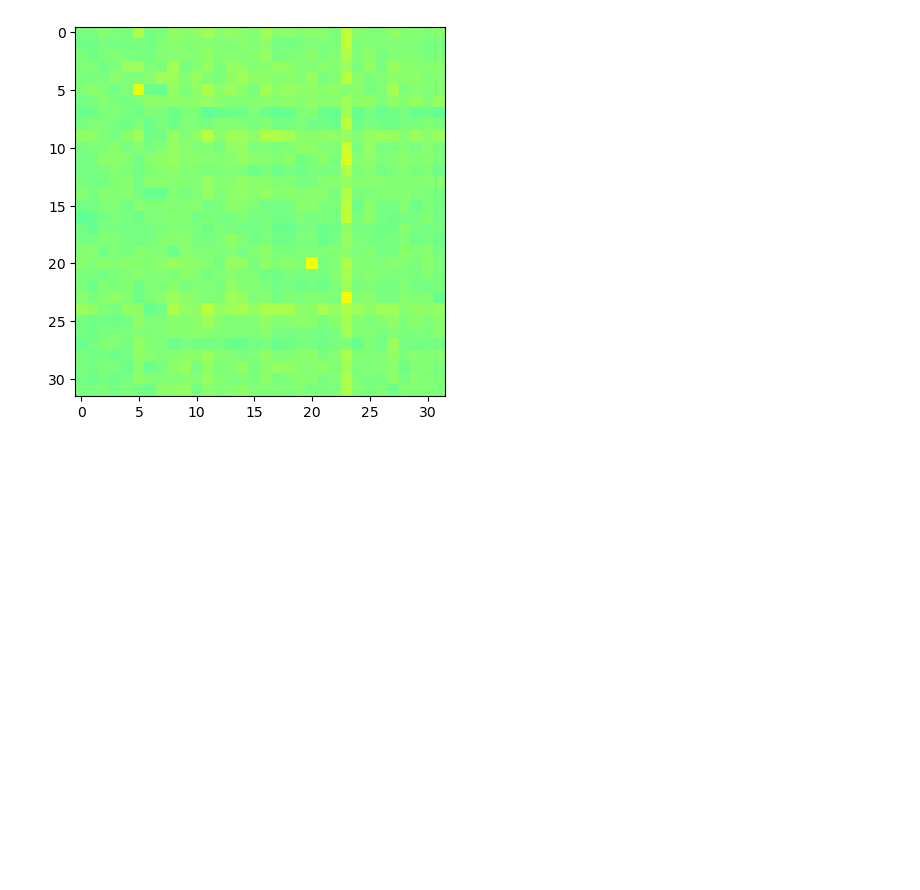
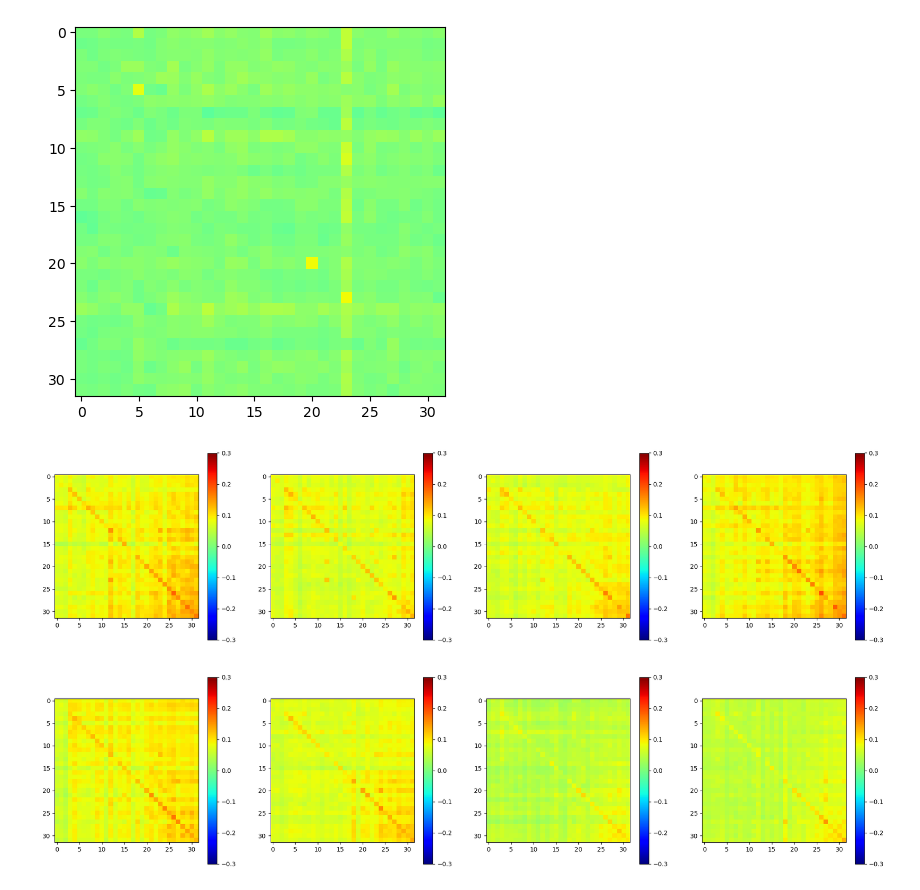
Before and after one commit to zhibinz2/1overf, a Jupyter notebook: CFC/step1_CFC_tryout.ipynb, the cells around one changed output. Cells and saved outputs as stored; diff of their text form; code cells hidden in the pictures; blank space fills up the shorter version.

Commit message:
4 states

```diff
--- a/CFC/step1_CFC_tryout.ipynb
+++ b/CFC/step1_CFC_tryout.ipynb
@@ -292,6 +292,10 @@ outdict = dict()
 outdict['AAC_Delta_Gamma_144']   = AAC_Delta_Gamma_all
 
 savemat('AAC_Delta_Gamma_144',outdict,store_python_metadata = True)
+# %%
+outdict=loadmat('AAC_Delta_Gamma_144.mat')
+outdict.keys()
+AAC_Delta_Gamma_144  = outdict['AAC_Delta_Gamma_144']
 # %%
 plt.imshow(AAC_Delta_Gamma[0:32,64-32:64],vmin = -1,vmax = 1, cmap = 'jet')
 # %% [output]
@@ -350,0 +417,4 @@ for n in range(72):
+# %%
+outdict=loadmat('Indicies.mat')
+
+syn2_condi4_ind     = outdict['syn2_condi4_ind']
@@ -350,0 +427,18 @@ for n in range(72):
+# %%
+# organize into 4 states
+mean_AAC_Delta_Gamma_4con = np.zeros((2,4,32,32)) # from "AAC_Delta_Gamma_144.mat"
+for syn in range(2):
+    for con in range(4):
+        concate_mat=np.concatenate((AAC_Delta_Gamma_144[syn2_condi4_ind[syn][con],0,:,:],
+                                    AAC_Delta_Gamma_144[syn2_condi4_ind[syn][con],1,:,:]),axis=0)
+        mean_mat=np.mean(concate_mat,axis=0)
+        mean_AAC_Delta_Gamma_4con[syn,con,:,:]=mean_mat
+# %%
+fig, ax = plt.subplots(2,4,figsize=(6*4, 6*2))
+for syn in range(2):
+    for con in range(4):
+        plt.sca(ax[syn,con])
+        plt.imshow(mean_AAC_Delta_Gamma_4con[syn,con,:,:],vmin = -0.3,vmax = 0.3, cmap = 'jet')
+        plt.colorbar()
+# %% [output]
+[figure, added]
```
Also changed, not shown: parts of 5 cells of this notebook, 1 other file.
